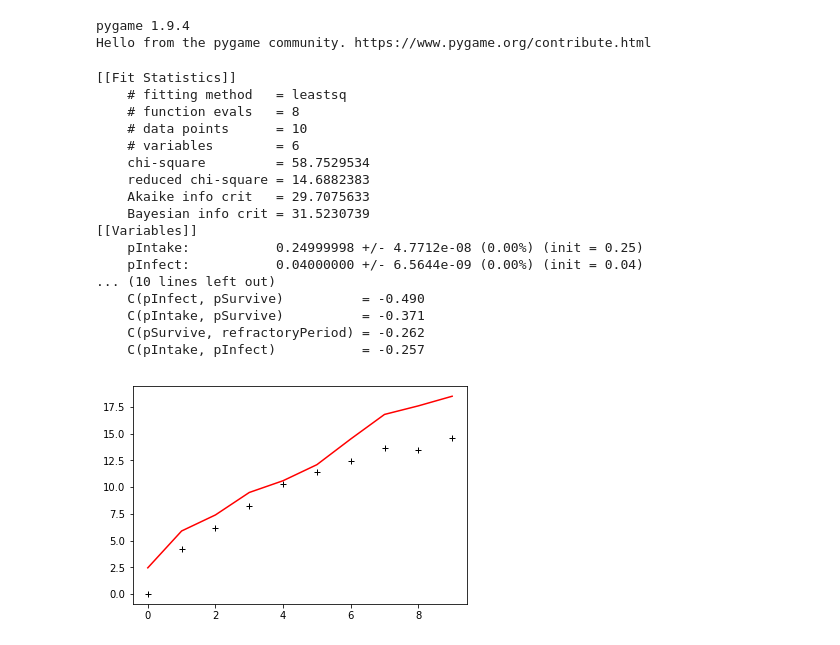
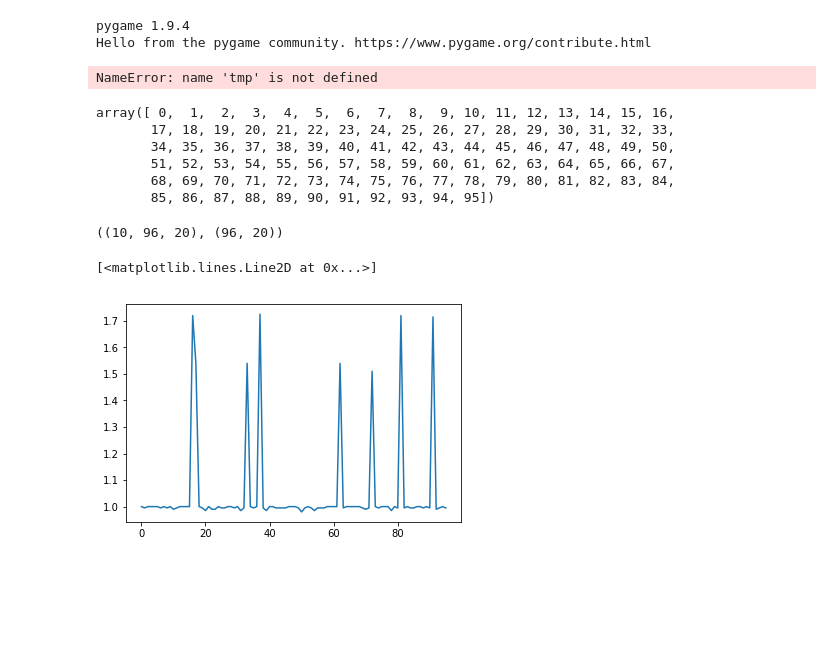
Before and after one commit to clarktemple03/distemper-outbreak, a Jupyter notebook: simulation_test.ipynb, the cells around one changed output. Saved outputs shown, nothing was run; the diff lists cells and outputs as text; code cells hidden in the pictures; blank space fills up the shorter version.

Commit message:
Add sptial resolution, plotting of various parameter values

```diff
--- a/simulation_test.ipynb
+++ b/simulation_test.ipynb
@@ -284,11 +284,11 @@ def error_function(optimize_params, time, actual_data, runs):
 from lmfit import Minimizer, Parameters, report_fit
 
 params = {
-        'pIntake': 0.25,
+        'pIntake': 0.8,
         'pInfect': 0.04,
         'pSurvive': 0.0025,
-        'pDie': 0.0058333333333333,
-        'pDieAlternate': 0.0,
+        'pDie': 0.58333333333333,
+        'pDieAlternate': 0.0025,
         'refractoryPeriod': 3.0*24.0,
         'infection_kernel': [0.5, 0.25],
         'infection_kernel_function': 'lambda node, k: k*(1-node[\'occupant\'][\'immunity\'])',
@@ -308,11 +308,13 @@ optimize_params.add('refractoryPeriod',value=params['refractoryPeriod'], min=0)
 time = np.arange(0,10)
 # Put in actual data when get it
 data = 96*np.random.rand(len(time))
-# data = tmp[:len(time)]
+data = tmp[:len(time)]
 runs = 10
 # do fit, here with leastsq model
 minner = Minimizer(error_function, optimize_params, fcn_args=(time, data, runs))
 result = minner.minimize()
+# %% [output]
+NameError: name 'tmp' is not defined
 # %%
 # calculate final result
 final = data + result.residual
@@ -328,22 +330,45 @@ try:
     plt.show()
 except ImportError:
     pass
-# %% [output]
-[[Fit Statistics]]
-    # fitting method   = leastsq
-    # function evals   = 8
-    # data points      = 10
-    # variables        = 6
-    chi-square         = 58.7529534
-    reduced chi-square = 14.6882383
-    Akaike info crit   = 29.7075633
-    Bayesian info crit = 31.5230739
-[[Variables]]
-    pIntake:           0.24999998 +/- 4.7712e-08 (0.00%) (init = 0.25)
-    pInfect:           0.04000000 +/- 6.5644e-09 (0.00%) (init = 0.04)
-... (10 lines left out)
-    C(pInfect, pSurvive)          = -0.490
-    C(pIntake, pSurvive)          = -0.371
-    C(pSurvive, refractoryPeriod) = -0.262
-    C(pIntake, pInfect)           = -0.257
-[figure, removed]
+# %%
+#
+position
+# %% [output]
+array([ 0,  1,  2,  3,  4,  5,  6,  7,  8,  9, 10, 11, 12, 13, 14, 15, 16,
+       17, 18, 19, 20, 21, 22, 23, 24, 25, 26, 27, 28, 29, 30, 31, 32, 33,
+       34, 35, 36, 37, 38, 39, 40, 41, 42, 43, 44, 45, 46, 47, 48, 49, 50,
+       51, 52, 53, 54, 55, 56, 57, 58, 59, 60, 61, 62, 63, 64, 65, 66, 67,
+       68, 69, 70, 71, 72, 73, 74, 75, 76, 77, 78, 79, 80, 81, 82, 83, 84,
+       85, 86, 87, 88, 89, 90, 91, 92, 93, 94, 95])
+# %%
+data_node.shape, np.mean(data_node,axis=0).shape
+# %% [output]
+((10, 96, 20), (96, 20))
+# %%
+# Examine Spatial Resolution of infected
+# data_node is where index: 0=simul, 1=kennel #, 2=time
+import time
+start = time.time()
+params['intervention'] = 'TimedRemovalIntervention()'
+sim = Simulation(params, spatial_visualization=False, return_on_equillibrium=True, aggregate_visualization=False)
+data_node = defaultdict(list)
+time_range = np.arange(0,20)
+position = np.arange(min(sim.disease.graph.nodes),max(sim.disease.graph.nodes)+1)
+simulations = 100
+data_node = np.zeros((simulations,len(position),len(time_range)))
+
+for simul in range(simulations):
+    for simul_time in time_range:
+        sim.update()
+        for _,data in sim.disease.graph.nodes(data=True):
+            if data['data']['occupant'] != None:
+                data_node[simul,data['data']['node_id'],simul_time] += data['data']['occupant']['state']
+end = time.time()
+print("Elapsed Time: ",end-start)
+# %%
+# Get various averages
+simul_avg_data_node= np.mean(data_node,axis=0)
+time_avg_data_node = np.mean(simul_avg_data_node,axis=1)
+# %% [output]
+[<matplotlib.lines.Line2D at 0x...>]
+[figure, added]
```
Also changed, not shown: parts of 28 cells of this notebook.
